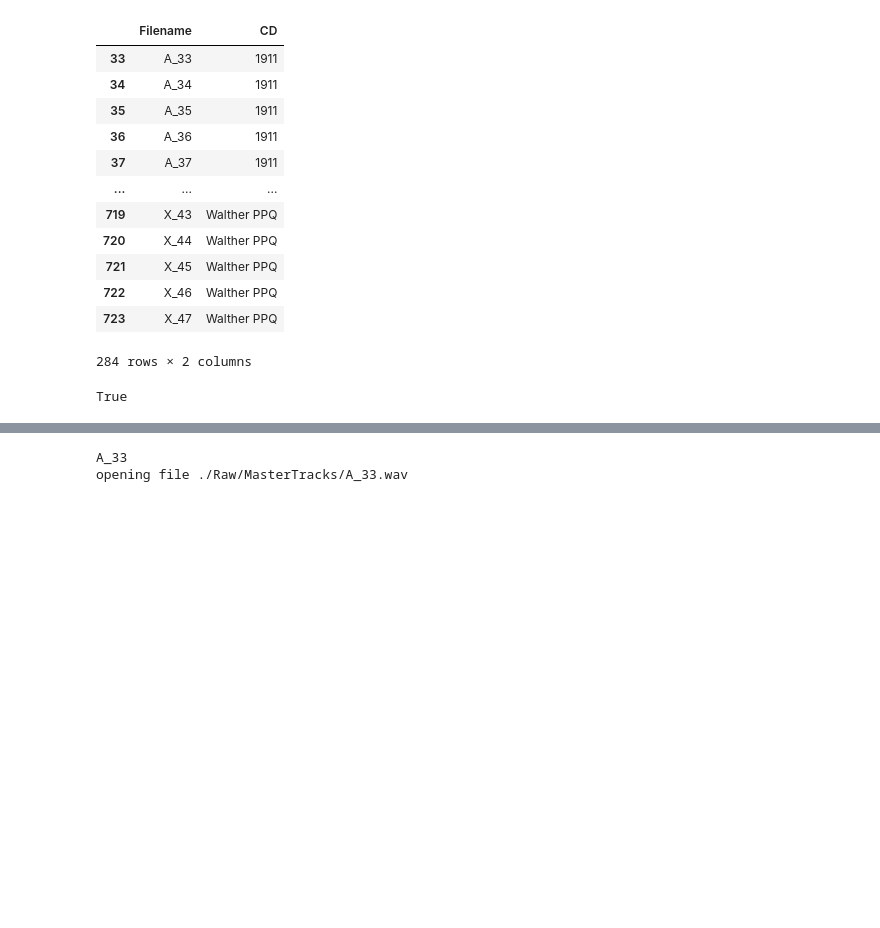
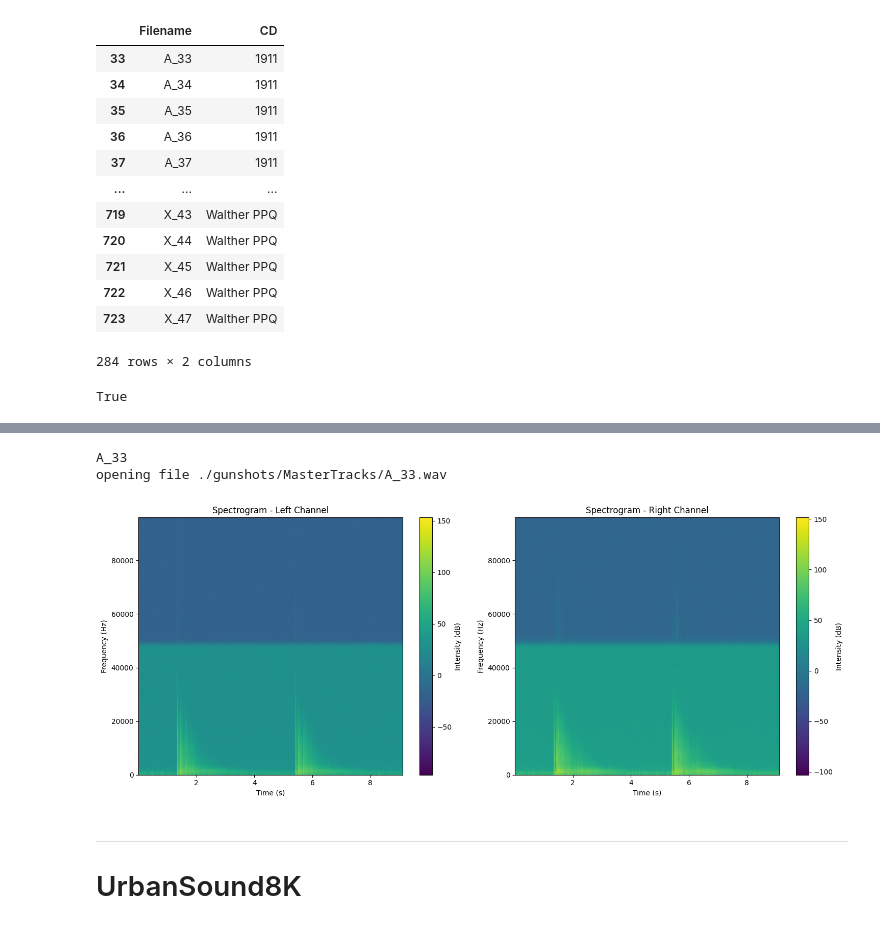
Before and after one commit to khood5/MLAudio, a Jupyter notebook: data/prepro_gun.ipynb, the cells around one changed output, grey strips where cells are left out. Cells and saved outputs as stored; diff of their text form; code cells hidden in the pictures; blank space fills up the shorter version.

Commit message:
adding update to jupter got spectrogram working, reading from urban data set and free gunshot dataset

```diff
--- a/data/prepro_gun.ipynb
+++ b/data/prepro_gun.ipynb
@@ -71,2 +74,11 @@ filteredMaster["Filename"].is_unique
 # %% [output]
 True
+# %%
+duration = []
+# %%
+for filename in filteredGunshotIndex["Filename"]:
+    path = f"./gunshots/MasterTracks/{filename}.wav"
+    fps, frames = wavfile.read(path)
+    duration.append(len(frames)/fps)
+# %%
+filteredGunshotIndex["duration_secs"] = duration
@@ -77,10 +105,38 @@ filteredMaster.to_csv('index.csv', index=False)
 Step Two: make a spectrogram to confirm data loads correctly; it should look something like the below. <br>
 ![Gunshot spectrogram example](./Gunshot%20spectrogram%20example.png)
 # %%
-print(filteredMaster.iloc[0]["Filename"])
-filename = "./Raw/MasterTracks/" + filteredMaster.iloc[0]["Filename"] + ".wav"
+print(filteredGunshotIndex.iloc[0]["Filename"])
+filename = "./gunshots/MasterTracks/" + filteredGunshotIndex.iloc[0]["Filename"] + ".wav"
 print(f"opening file {filename}")
-sample_rate, samples = wavfile.read(filename)
+sample_rate, samples = wavfile.read(filename) # this is stereo (left and righgt speakers) so we will have to split it
+leftChannel = samples[:,0]
+rightChannel = samples[:,1]
+leftFrequencies, leftTime, leftSpectrogram = signal.spectrogram(leftChannel, sample_rate)
+rightFrequencies, rightTime, rightSpectrogram = signal.spectrogram(rightChannel, sample_rate)
 # %% [output]
 A_33
-opening file ./Raw/MasterTracks/A_33.wav
+opening file ./gunshots/MasterTracks/A_33.wav
+# %%
+# Plotting side by side
+fig, axes = plt.subplots(1, 2, figsize=(15, 6))
+
+# Plotting for the left channel
+img_left = axes[0].specgram(leftChannel, Fs=sample_rate, cmap='viridis', aspect='auto')[3]
+axes[0].set_title('Spectrogram - Left Channel')
+axes[0].set_xlabel('Time (s)')
+axes[0].set_ylabel('Frequency (Hz)')
+plt.colorbar(img_left, ax=axes[0], label='Intensity (dB)')
+
+# Plotting for the right channel
+img_right = axes[1].specgram(rightChannel, Fs=sample_rate, cmap='viridis', aspect='auto')[3]
+axes[1].set_title('Spectrogram - Right Channel')
+axes[1].set_xlabel('Time (s)')
+axes[1].set_ylabel('Frequency (Hz)')
+plt.colorbar(img_right, ax=axes[1], label='Intensity (dB)')
+
+plt.tight_layout()  # Ensures proper spacing between subplots
+# %% [output]
+[figure, added]
+# %% [markdown]
+----
+# UrbanSound8K
```
Also changed, not shown: parts of 22 cells of this notebook, 3 other files.
